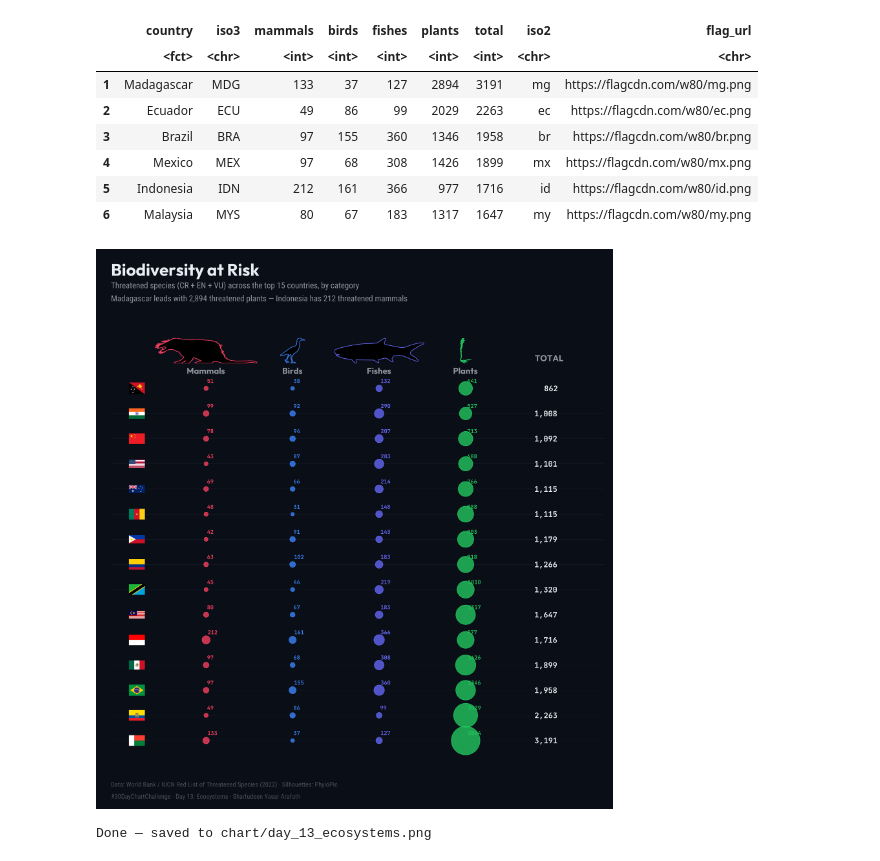
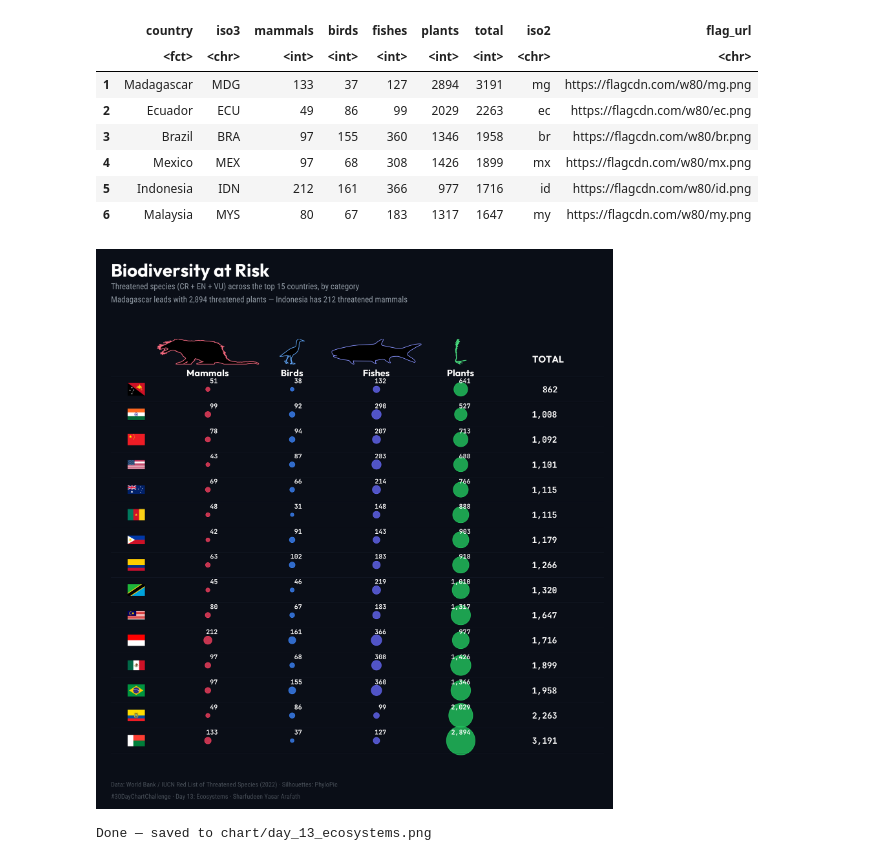
Before and after one commit to yasararafath-s/30DayChartChallenge, a Jupyter notebook: code/13-04_day_13/day_13_ecosystems.ipynb, the cells around one changed output. Saved outputs shown, nothing was run; the diff lists cells and outputs as text; code cells hidden in the pictures.

Commit message:
feat: add Day 13 ecosystem visualization and analysis notebook

```diff
--- a/code/13-04_day_13/day_13_ecosystems.ipynb
+++ b/code/13-04_day_13/day_13_ecosystems.ipynb
@@ -100,7 +100,6 @@ cat_colors <- c(
   "Plants"  = "#22C55E"
 )
 
-# Use numeric x for tighter control
 df_long$x_num <- as.numeric(df_long$category)
 
 p <- ggplot(df_long, aes(x = x_num, y = country)) +
@@ -108,43 +107,48 @@ p <- ggplot(df_long, aes(x = x_num, y = country)) +
   geom_point(aes(size = count, color = category), alpha = 0.8,
     show.legend = FALSE) +
 
-  # Numbers top-right of each dot
-  geom_text(aes(label = count, color = category),
-    family = "jetbrains", size = 3.2, fontface = "bold",
-    vjust = -1.4, hjust = -0.2, show.legend = FALSE) +
+  # ALL numbers in WHITE above dots
+  geom_text(aes(label = format(count, big.mark = ",")),
+    family = "jetbrains", size = 3.8, color = "#FFFFFF", fontface = "bold",
+    vjust = -1.3) +
 
   # Flags
   geom_image(data = df,
-    aes(x = 0.2, y = country, image = flag_url),
-    size = 0.035, inherit.aes = FALSE) +
+    aes(x = 0.15, y = country, image = flag_url),
+    size = 0.038, inherit.aes = FALSE) +
 
-  # Total — tight to right of Plants
+  # Total in WHITE
   geom_text(data = df,
-    aes(x = 4.8, y = country, label = format(total, big.mark = ",")),
+    aes(x = 4.85, y = country, label = format(total, big.mark = ",")),
     inherit.aes = FALSE,
-    family = "jetbrains", fontface = "bold", size = 4.5,
-    color = txt, hjust = 0) +
+    family = "jetbrains", fontface = "bold", size = 5,
+    color = "#FFFFFF", hjust = 0) +
 
-  # PhyloPic headers
+  # PhyloPic headers — brighter colors
   add_phylopic(uuid = uuids["Mammals"], x = 1, y = 16.5,
-    height = 1.0, color = cat_colors["Mammals"]) +
+    height = 1.0, color = "#FF6B81") +
   add_phylopic(uuid = uuids["Birds"],   x = 2, y = 16.5,
-    height = 1.0, color = cat_colors["Birds"]) +
+    height = 1.0, color = "#60A5FA") +
   add_phylopic(uuid = uuids["Fishes"],  x = 3, y = 16.5,
-    height = 1.0, color = cat_colors["Fishes"]) +
+    height = 1.0, color = "#818CF8") +
   add_phylopic(uuid = uuids["Plants"],  x = 4, y = 16.5,
-    height = 1.0, color = cat_colors["Plants"]) +
+    height = 1.0, color = "#4ADE80") +
 
-  annotate("text", x = 1:4, y = rep(15.7, 4), label = cat_labels,
-    family = "outfit", fontface = "bold", size = 5, color = txt_dim) +
+  # Category labels — WHITE
+  annotate("text", x = 1:4, y = rep(15.65, 4), label = cat_labels,
+    family = "outfit", fontface = "bold", size = 5.5, color = "#FFFFFF") +
 
-  annotate("text", x = 4.8, y = 16.2, label = "TOTAL",
-    family = "outfit", fontface = "bold", size = 5,
-    color = txt_dim, hjust = 0) +
+  # TOTAL header — WHITE
+  annotate("text", x = 4.85, y = 16.2, label = "TOTAL",
+    family = "outfit", fontface = "bold", size = 5.5,
+    color = "#FFFFFF", hjust = 0) +
+
+  # Subtle row separators
+  geom_hline(yintercept = seq(0.5, 15.5, 1), color = grid_col, linewidth = 0.1) +
 
   scale_size_area(max_size = 22, guide = "none") +
   scale_color_manual(values = cat_colors) +
-  scale_x_continuous(limits = c(-0.1, 5.6), expand = c(0, 0)) +
+  scale_x_continuous(limits = c(-0.15, 5.7), expand = c(0, 0)) +
 
   coord_cartesian(clip = "off", ylim = c(0.3, 17.2)) +
 
@@ -154,39 +158,37 @@ p <- ggplot(df_long, aes(x = x_num, y = country)) +
       "Threatened species (CR + EN + VU) across the top 15 countries, by category\n",
       "Madagascar leads with 2,894 threatened plants \u2014 ",
       "Indonesia has 212 threatened mammals"
     ),
     caption = paste0(
       "Data: World Bank / IUCN Red List of Threatened Species (2022) ",
       "\u00b7 Silhouettes: PhyloPic\n",
       "#30DayChartChallenge \u00b7 Day 13: Ecosystems \u00b7 ",
       "Sharfudeen Yasar Arafath"
     )
   ) +
 
   theme_minimal(base_family = "roboto_condensed") +
   theme(
-    plot.title = element_text(family = "outfit", face = "bold", size = 28,
-      color = txt, margin = margin(t = 10, b = 5)),
+    plot.title = element_text(family = "outfit", face = "bold", size = 30,
+      color = "#FFFFFF", margin = margin(t = 10, b = 5)),
     plot.subtitle = element_text(size = 14, color = txt_dim,
       lineheight = 1.3, margin = margin(b = 25)),
     plot.caption = element_text(size = 11, hjust = 0, color = txt_cap,
       lineheight = 1.5, margin = margin(t = 15)),
 
     axis.text = element_blank(),
     axis.ticks = element_blank(),
     axis.title = element_blank(),
 
-    panel.grid.major.y = element_line(color = grid_col, linewidth = 0.15),
-    panel.grid.major.x = element_blank(),
-    panel.grid.minor = element_blank(),
+    panel.grid = element_blank(),
     plot.background = element_rect(fill = bg, color = NA),
     panel.background = element_rect(fill = bg, color = NA),
     plot.margin = margin(15, 15, 15, 25)
   )
 
 p
 # %% [output]
-[figure, old version]
+[figure, new version]
 # %%
 # — save ----------------------------------------------------------------------
 
```
Also changed, not shown: 1 other file.
